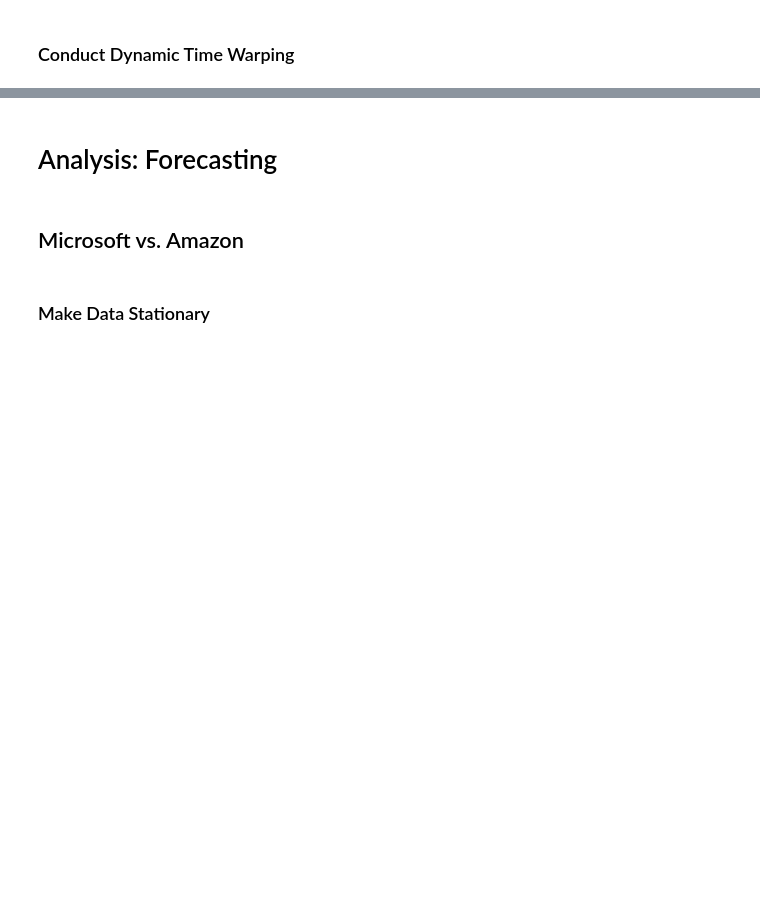
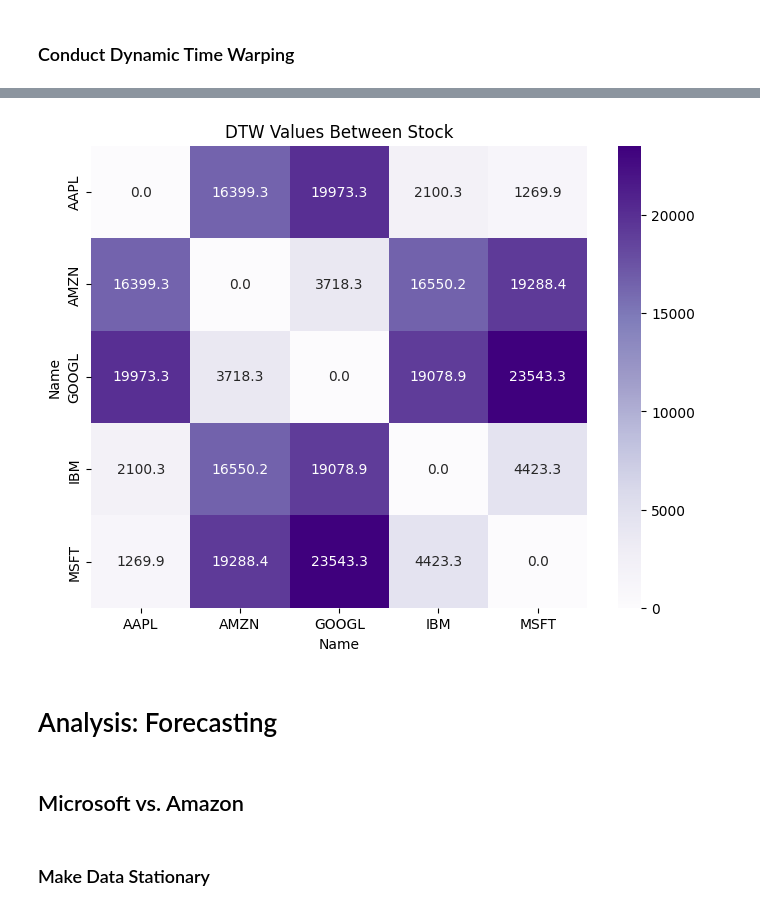
Before and after one commit to 1shman/DJIA_time_series_analysis, a Jupyter notebook: analysis.ipynb, the cells around one changed output, grey strips where cells are left out. Cells and saved outputs as stored; diff of their text form; code cells hidden in the pictures; blank space fills up the shorter version.

```diff
--- a/analysis.ipynb
+++ b/analysis.ipynb
@@ -221,4 +206,4 @@ def calc_dtw_cost(df):
 
     return dtw_df
 # %%
-np.sqrt(calc_dtw_cost(tech_df.copy()))
+dtw_df = np.sqrt(calc_dtw_cost(tech_df.copy()))
@@ -233,3 +238,10 @@ np.sqrt(calc_dtw_cost(tech_df.copy()))
+# %%
+plt.figure(figsize=(8, 6))
+sns.heatmap(dtw_df, annot=True, cmap="Purples", fmt=".1f")
+plt.title("DTW Values Between Stock")
+plt.show()
+# %% [output]
+[figure, added]
 # %% [markdown]
 # Analysis: Forecasting #
 # %% [markdown]
```
Also changed, not shown: parts of 8 cells of this notebook.
